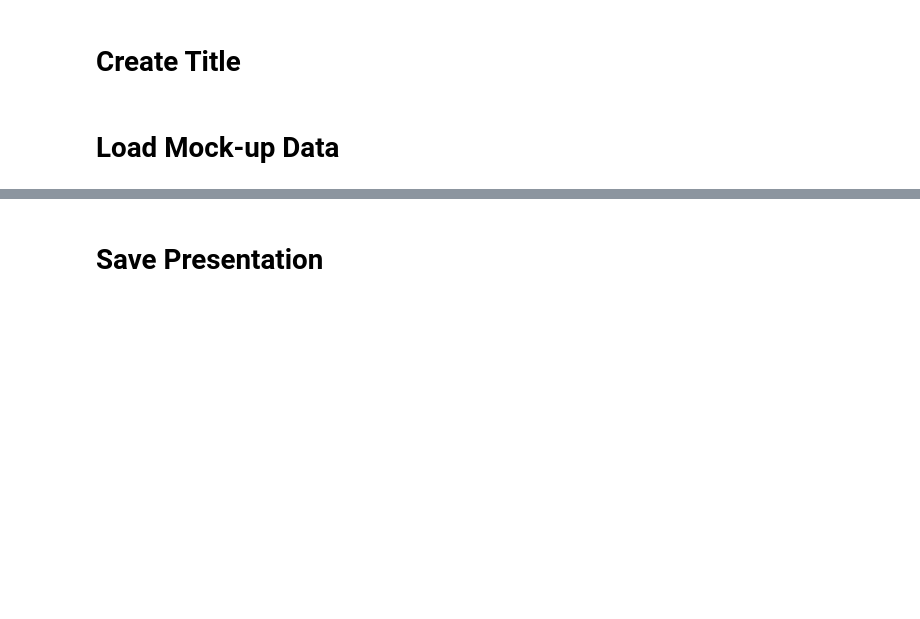
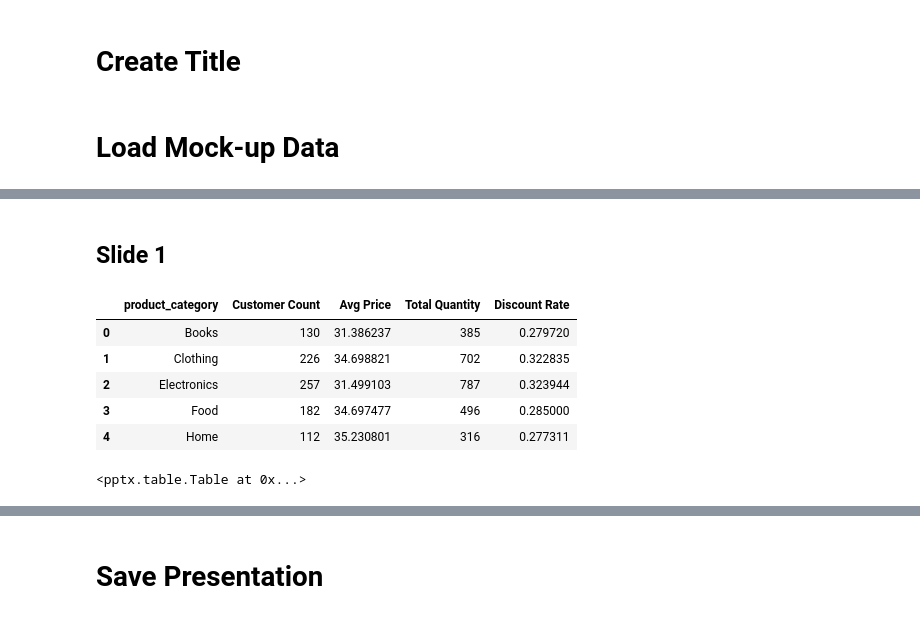
Before and after one commit to toddbenanzer/work_utils2, a Jupyter notebook: notebooks/presentation/example_01_simple_slides.ipynb, the cells around one changed output, grey strips where cells are left out. Saved outputs shown, nothing was run; the diff lists cells and outputs as text; code cells hidden in the pictures; blank space fills up the shorter version.

```diff
--- a/notebooks/presentation/example_01_simple_slides.ipynb
+++ b/notebooks/presentation/example_01_simple_slides.ipynb
@@ -31,18 +29,31 @@ df.sample(5)
+# %% [markdown]
+## Slide 1
 # %%
 agg_config = {
     "type": "aggregation",
     "spec": {
         "groupby": ["product_category"],
         "aggregations": [
             {"column": "customer_id", "function": "nunique", "name": "Customer Count"},
             {"column": "price", "function": "mean", "name": "Avg Price"},
             {"column": "quantity", "function": "sum", "name": "Total Quantity"},
             {"column": "is_discounted", "function": "mean", "name": "Discount Rate"},
         ]
     }
 }
-agg_df = qt.aggregations.process_aggregation(df, agg_config)
+agg_df = qt.aggregations.process_aggregation(df, agg_config) \
+    .set_index(agg_config['spec']['groupby'])
+agg_df
+# %% [output]
+|  | product_category | Customer Count | Avg Price | Total Quantity | Discount Rate |
+| 0 | Books | 130 | 31.386237 | 385 | 0.279720 |
+| 1 | Clothing | 226 | 34.698821 | 702 | 0.322835 |
+| 2 | Electronics | 257 | 31.499103 | 787 | 0.323944 |
+| 3 | Food | 182 | 34.697477 | 496 | 0.285000 |
+| 4 | Home | 112 | 35.230801 | 316 | 0.277311 |
 # %%
 slide = ppt.add_slide('Title Only')
 slide.set_title(title='Data', subtitle='Aggregation 1')
 slide.add_table(data=agg_df, left=0.5, top=1.5, width=8, height=3)
+# %% [output]
+<pptx.table.Table at 0x...>
```
Also changed, not shown: parts of 7 cells of this notebook, 4 other files.
